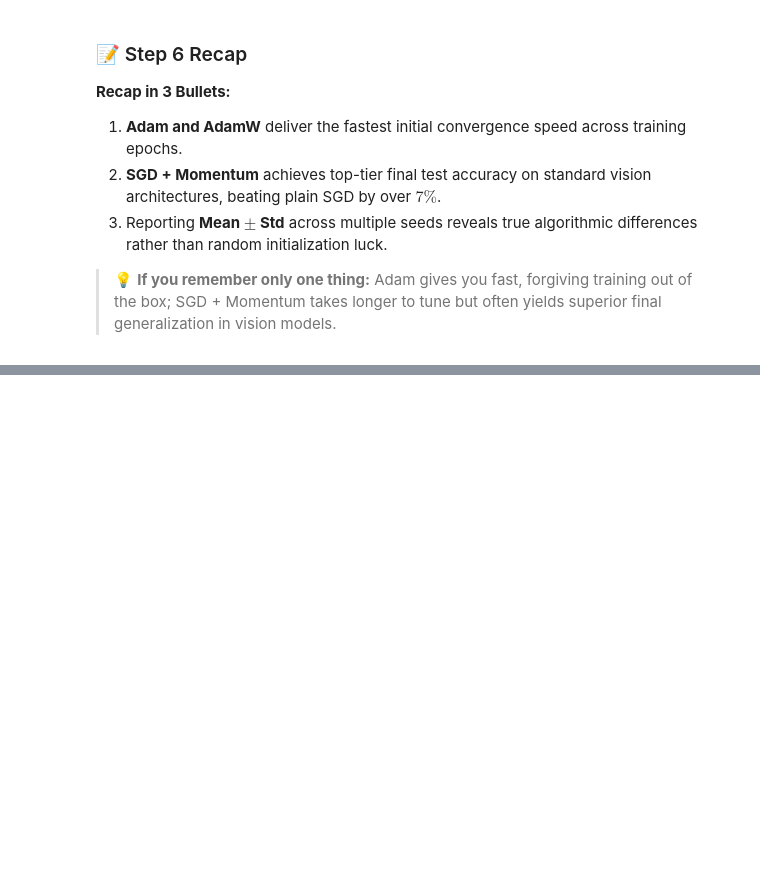
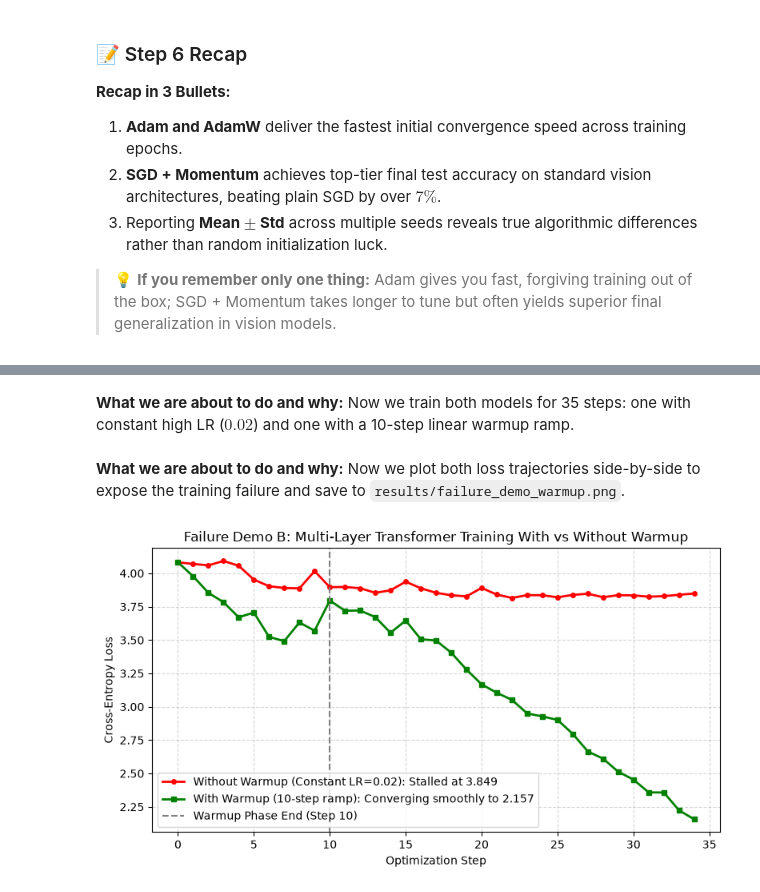
Before and after one commit to Arnav-Shrivastava/Optimization-Algorithms, a Jupyter notebook: optimization_algorithms_lab.ipynb, the cells around one changed output, grey strips where cells are left out. Cells and saved outputs as stored; diff of their text form; code cells hidden in the pictures; blank space fills up the shorter version.

Commit message:
feat: demonstrate Adam generalization gap and Transformer warmup failure

```diff
--- a/optimization_algorithms_lab.ipynb
+++ b/optimization_algorithms_lab.ipynb
@@ -1965,0 +2073,48 @@ Assuming that because Adam reaches lower training loss faster, it must always ac
+# %% [markdown]
+**What we are about to do and why:**
+Now we train both models for 35 steps: one with constant high LR ($0.02$) and one with a 10-step linear warmup ramp.
+# %%
+# Step 7.2 Code: Running Transformer With vs Without Warmup
+steps_trans = 35
+# 1. Without Warmup
+torch.manual_seed(42)
+m_no_warmup = TinyTransformerModel().to(device)
+opt_no = torch.optim.Adam(m_no_warmup.parameters(), lr=0.02)
+losses_no_warmup = []
+for step in range(steps_trans):
+    opt_no.zero_grad()
+    loss = criterion_seq(m_no_warmup(seq_x).view(-1, 50), seq_y.view(-1))
+    loss.backward()
+    opt_no.step()
+    losses_no_warmup.append(loss.item())
+
+# 2. With Linear Warmup (10 steps)
+torch.manual_seed(42)
+m_with_warmup = TinyTransformerModel().to(device)
+opt_warm = torch.optim.Adam(m_with_warmup.parameters(), lr=0.02)
+losses_with_warmup = []
+for step in range(steps_trans):
+    cur_lr = 0.02 * min(1.0, (step + 1) / 10.0)
+    for pg in opt_warm.param_groups: pg['lr'] = cur_lr
+    opt_warm.zero_grad()
+    loss = criterion_seq(m_with_warmup(seq_x).view(-1, 50), seq_y.view(-1))
+    loss.backward()
+    opt_warm.step()
+    losses_with_warmup.append(loss.item())
+# %% [markdown]
+**What we are about to do and why:**
+Now we plot both loss trajectories side-by-side to expose the training failure and save to `results/failure_demo_warmup.png`.
+# %%
+# Step 7.2 Code: Visualizing Transformer Warmup Failure Mode
+plt.figure(figsize=(8, 4.5))
+plt.plot(losses_no_warmup, 'r-o', linewidth=2, markersize=4, label=f'Without Warmup (Constant LR=0.02): Stalled at {losses_no_warmup[-1]:.3f}')
+plt.plot(losses_with_warmup, 'g-s', linewidth=2, markersize=4, label=f'With Warmup (10-step ramp): Converging smoothly to {losses_with_warmup[-1]:.3f}')
+plt.axvline(10, color='gray', linestyle='--', label='Warmup Phase End (Step 10)')
+plt.xlabel("Optimization Step"); plt.ylabel("Cross-Entropy Loss")
+plt.title("Failure Demo B: Multi-Layer Transformer Training With vs Without Warmup")
+plt.legend(); plt.grid(True, linestyle='--', alpha=0.5)
+plt.tight_layout()
+plt.savefig("results/failure_demo_warmup.png", dpi=150)
+plt.show()
+# %% [output]
+[figure, added]
```
Also changed, not shown: parts of 26 cells of this notebook, 3 other files.
